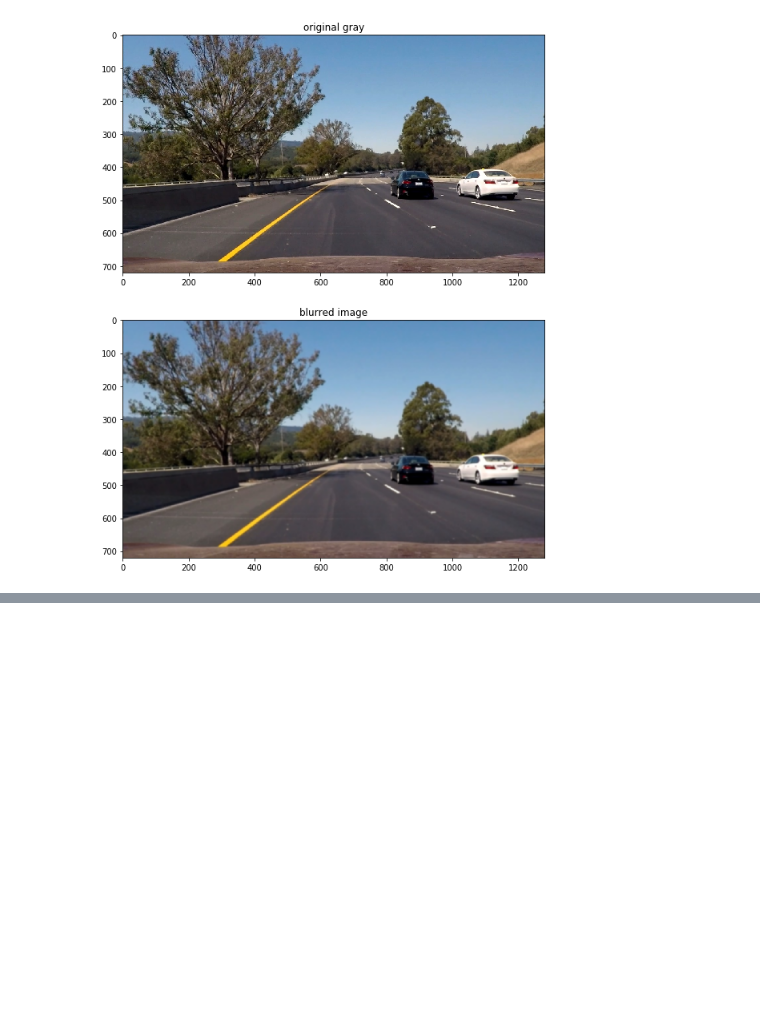
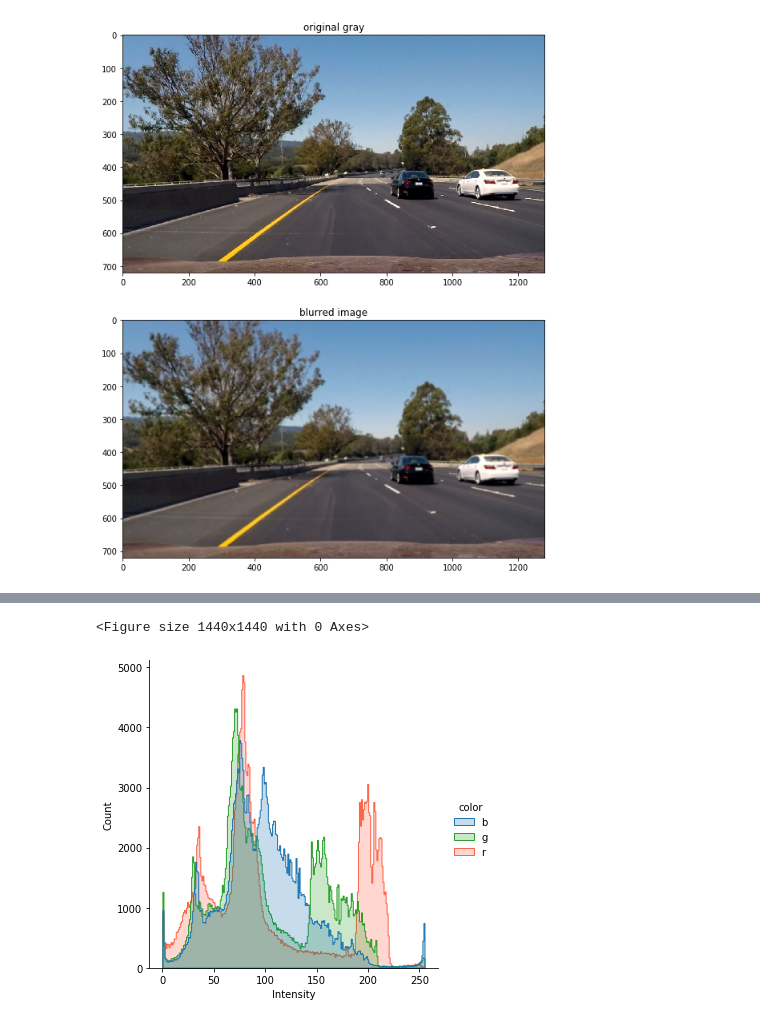
Before and after one commit to Defcon27/Image-Search-using-Parallel-Computing, a Jupyter notebook: ImageHistVisualizations.ipynb, the cells around one changed output, grey strips where cells are left out. Drawn from its saved outputs; the diff is of its cells as text; code cells hidden in the pictures; blank space fills up the shorter version.

```diff
--- a/ImageHistVisualizations.ipynb
+++ b/ImageHistVisualizations.ipynb
@@ -60,0 +89,19 @@ plt.show()
+# %%
+df = pd.DataFrame()
+df["Intensity"] = image[:, :, 0].ravel()
+df["color"] = "b"
+df2 = pd.DataFrame()
+df2["Intensity"] = image[:, :, 1].ravel()
+df2["color"] = "g"
+df3 = pd.DataFrame()
+df3["Intensity"] = image[:, :, 2].ravel()
+df3["color"] = "r"
+df = df.append(df2)
+df = df.append(df3)
+
+plt.figure(figsize=(20,20))
+sns.displot(df, x="Intensity", bins=256,hue="color",element="step", palette=["C0", "C2", "tomato"])
+plt.show()
+# %% [output]
+<Figure size 1440x1440 with 0 Axes>
+[figure, added]
```
Also changed, not shown: parts of 5 cells of this notebook, 1 other file.
